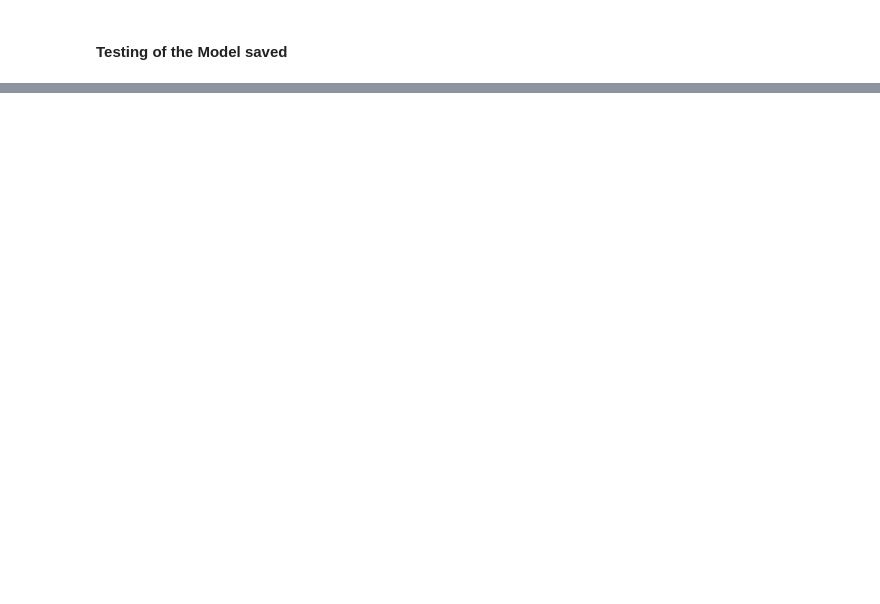
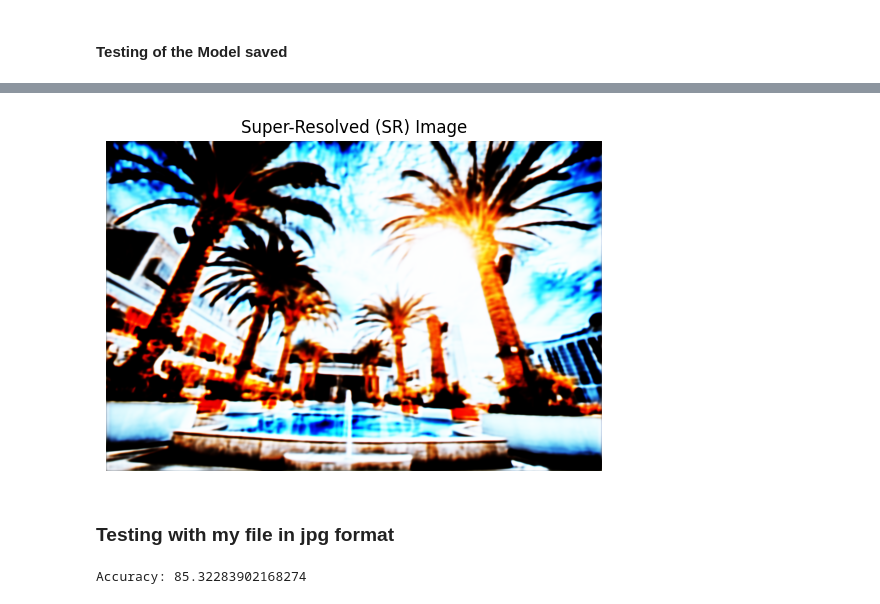
Before and after one commit to WoahImCoding/Using-SRGAN-Image-processing-, a Jupyter notebook: SRGAN_Super_Resolution_GAN.ipynb, the cells around one changed output, grey strips where cells are left out. Cells and saved outputs as stored; diff of their text form; code cells hidden in the pictures; blank space fills up the shorter version.

```diff
--- a/SRGAN_Super_Resolution_GAN.ipynb
+++ b/SRGAN_Super_Resolution_GAN.ipynb
@@ -573,0 +488,65 @@ plt.show()
+# %%
+# Assuming generated_image is a batch of super-resolved images
+# Select the first image from the batch
+sr_image_tensor = generated_image[0]
+
+# Convert the super-resolved image tensor to a PIL Image
+sr_image_pil = TF.to_pil_image(sr_image_tensor)
+
+# Display the SR image
+plt.imshow(sr_image_pil)
+plt.title('Super-Resolved (SR) Image')
+plt.axis('off')
+plt.show()
+# %% [output]
+[figure, added]
+# %% [markdown]
+### Testing with my file in jpg format
+# %%
+from PIL import Image
+import torch
+
+# Load the saved models
+generator_path = '/content/drive/MyDrive/srgan model main folder/netG.pth'
+discriminator_path = '/content/drive/MyDrive/srgan model main folder/netD.pth'
+
+# Assuming Generator and Discriminator classes are defined as Generator and Discriminator
+
+# Create instances of Generator and Discriminator
+netG = Generator(UPSCALE_FACTOR)
+netD = Discriminator()
+
+# Load the saved state dictionaries
+netG.load_state_dict(torch.load(generator_path))
+netD.load_state_dict(torch.load(discriminator_path))
+
+# Set the models to evaluation mode
+netG.eval()
+netD.eval()
+
+# Load the test image
+test_image_path = '/content/home.jpg'
+test_image = Image.open(test_image_path).convert('RGB')
+
+# Preprocess the test image if necessary
+
+preprocessed_image = preprocess_image(test_image_path)
+
+# Convert the image to a tensor and add batch dimension
+input_tensor = torch.unsqueeze(preprocessed_image, 0)
+
+# Pass the test image through the generator to get the generated image
+with torch.no_grad():
+    generated_image = netG(input_tensor)
+
+# Pass both the original and generated images through the discriminator to get their scores
+with torch.no_grad():
+    original_score = netD(input_tensor)
+    generated_score = netD(generated_image)
+
+# Calculate accuracy
+accuracy = (original_score.item() + 1 - generated_score.item()) / 2 * 100
+
+print("Accuracy:", accuracy)
+# %% [output]
+Accuracy: 85.32283902168274
```
Also changed, not shown: parts of 41 cells of this notebook.
